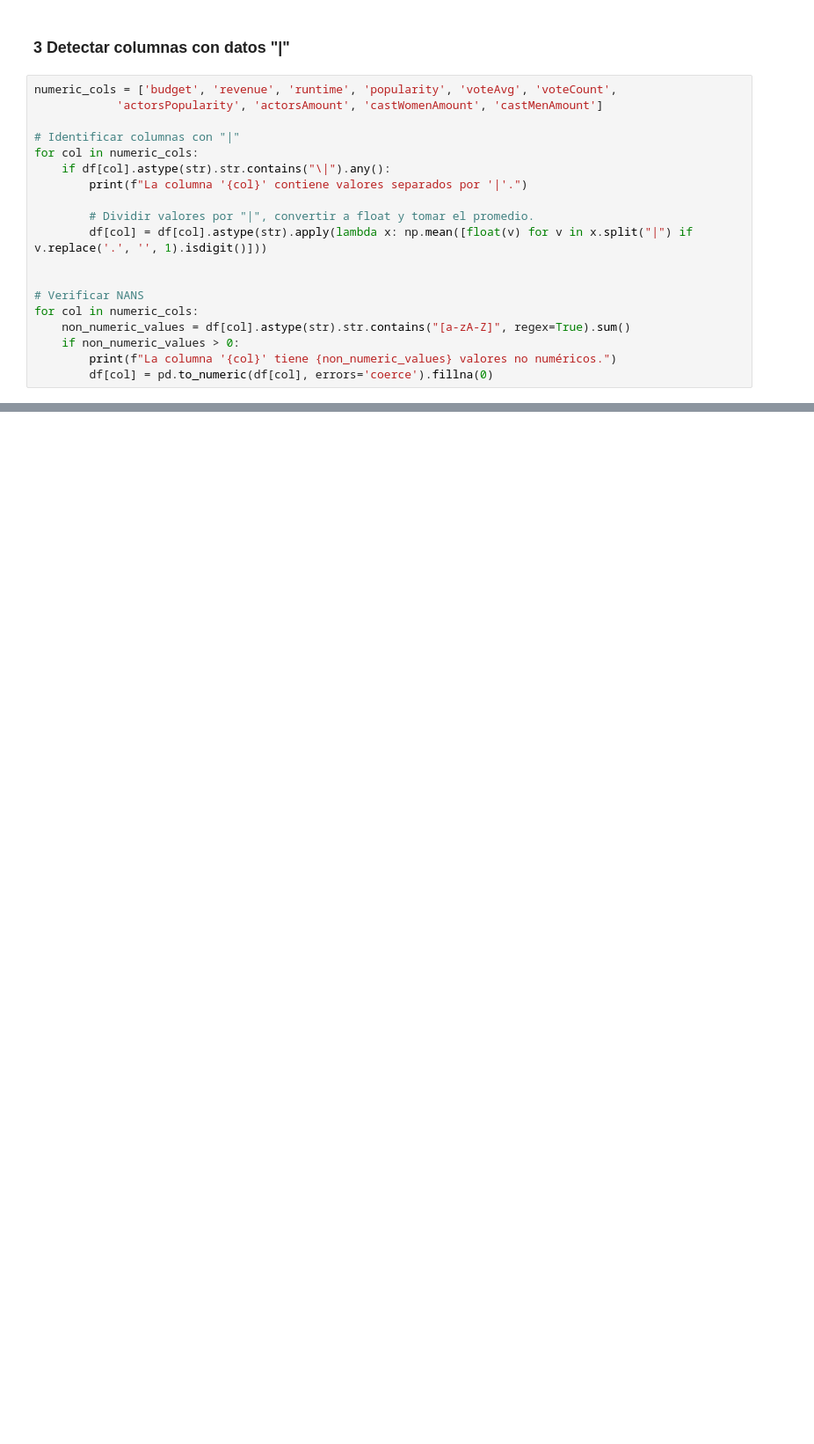
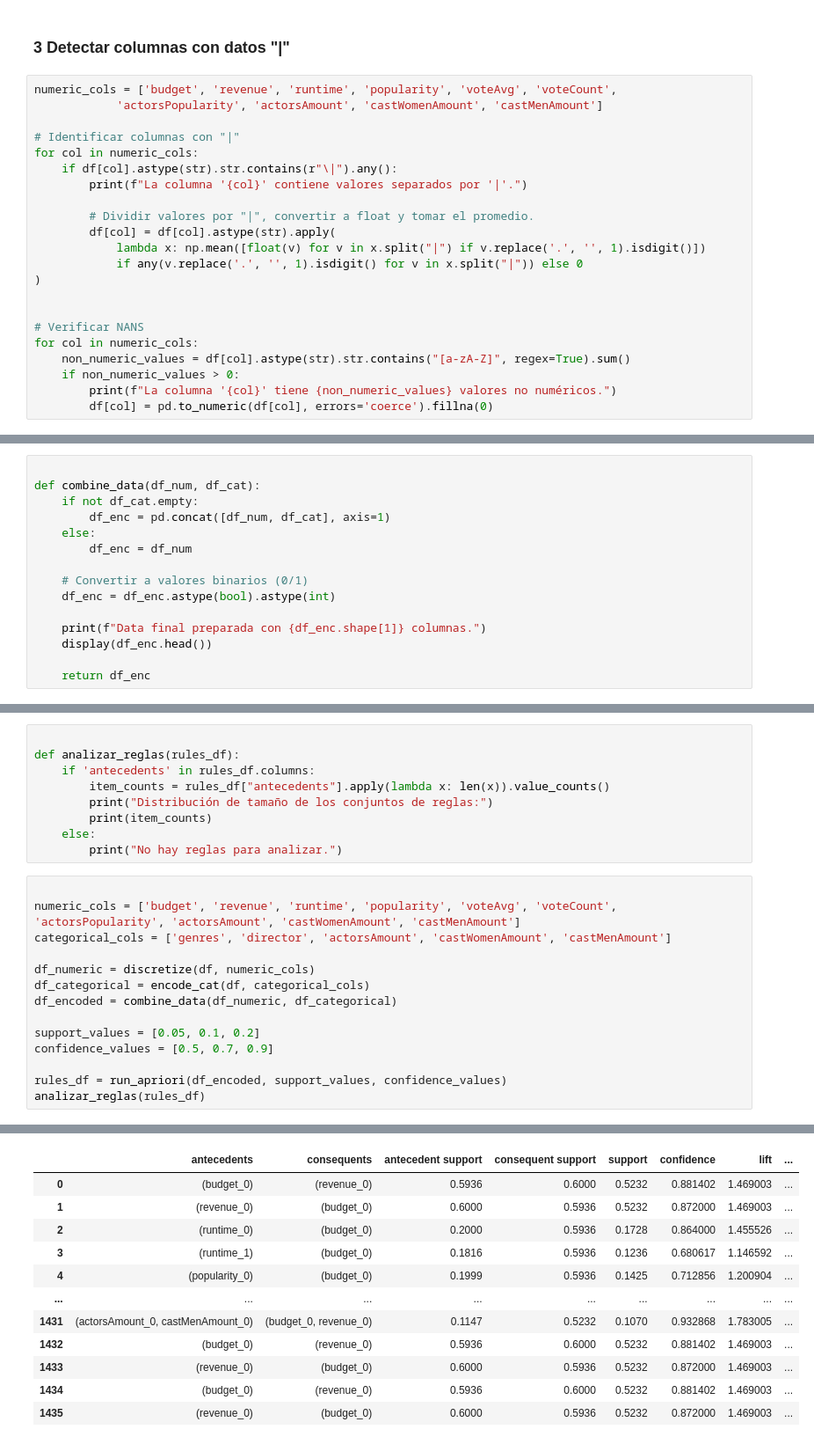
Before and after one commit to Czar272/HT2-DM, a Jupyter notebook: Apriori.ipynb, the cells around one changed output, grey strips where cells are left out. Shown at 88% size. Saved outputs shown, nothing was run; the diff lists cells and outputs as text; blank space fills up the shorter version.

Commit message:
feat: completed apriori, could be improved

```diff
--- a/Apriori.ipynb
+++ b/Apriori.ipynb
@@ -52,11 +52,14 @@ numeric_cols = ['budget', 'revenue', 'runtime', 'popularity', 'voteAvg', 'voteCo
 
 # Identificar columnas con "|"
 for col in numeric_cols:
-    if df[col].astype(str).str.contains("\|").any():
+    if df[col].astype(str).str.contains(r"\|").any():
         print(f"La columna '{col}' contiene valores separados por '|'.")
 
         # Dividir valores por "|", convertir a float y tomar el promedio.
-        df[col] = df[col].astype(str).apply(lambda x: np.mean([float(v) for v in x.split("|") if v.replace('.', '', 1).isdigit()]))
+        df[col] = df[col].astype(str).apply(
+            lambda x: np.mean([float(v) for v in x.split("|") if v.replace('.', '', 1).isdigit()])
+            if any(v.replace('.', '', 1).isdigit() for v in x.split("|")) else 0
+)
 
 
 # Verificar NANS
@@ -71,0 +105,15 @@ La columna 'castMenAmount' tiene 162 valores no numéricos.
+# %%
+
+def combine_data(df_num, df_cat):
+    if not df_cat.empty:
+        df_enc = pd.concat([df_num, df_cat], axis=1)
+    else:
+        df_enc = df_num
+
+    # Convertir a valores binarios (0/1)
+    df_enc = df_enc.astype(bool).astype(int)
+
+    print(f"Data final preparada con {df_enc.shape[1]} columnas.")
+    display(df_enc.head())
+
+    return df_enc
@@ -71,0 +150,24 @@ La columna 'castMenAmount' tiene 162 valores no numéricos.
+# %%
+
+def analizar_reglas(rules_df):
+    if 'antecedents' in rules_df.columns:
+        item_counts = rules_df["antecedents"].apply(lambda x: len(x)).value_counts()
+        print("Distribución de tamaño de los conjuntos de reglas:")
+        print(item_counts)
+    else:
+        print("No hay reglas para analizar.")
+# %%
+
+numeric_cols = ['budget', 'revenue', 'runtime', 'popularity', 'voteAvg', 'voteCount', 'actorsPopularity', 'actorsAmount', 'castWomenAmount', 'castMenAmount']
+categorical_cols = ['genres', 'director', 'actorsAmount', 'castWomenAmount', 'castMenAmount']
+
+df_numeric = discretize(df, numeric_cols)
+df_categorical = encode_cat(df, categorical_cols)
+df_encoded = combine_data(df_numeric, df_categorical)
+
+support_values = [0.05, 0.1, 0.2]
+confidence_values = [0.5, 0.7, 0.9]
+
+rules_df = run_apriori(df_encoded, support_values, confidence_values)
+analizar_reglas(rules_df)
+# %% [output]
@@ -71,0 +199,12 @@ La columna 'castMenAmount' tiene 162 valores no numéricos.
+|  | antecedents | consequents | antecedent support | consequent support | support | confidence | lift | ... |
+| 0 | (budget_0) | (revenue_0) | 0.5936 | 0.6000 | 0.5232 | 0.881402 | 1.469003 | ... |
+| 1 | (revenue_0) | (budget_0) | 0.6000 | 0.5936 | 0.5232 | 0.872000 | 1.469003 | ... |
+| 2 | (runtime_0) | (budget_0) | 0.2000 | 0.5936 | 0.1728 | 0.864000 | 1.455526 | ... |
+| 3 | (runtime_1) | (budget_0) | 0.1816 | 0.5936 | 0.1236 | 0.680617 | 1.146592 | ... |
+| 4 | (popularity_0) | (budget_0) | 0.1999 | 0.5936 | 0.1425 | 0.712856 | 1.200904 | ... |
+| ... | ... | ... | ... | ... | ... | ... | ... | ... |
+| 1431 | (actorsAmount_0, castMenAmount_0) | (budget_0, revenue_0) | 0.1147 | 0.5232 | 0.1070 | 0.932868 | 1.783005 | ... |
+| 1432 | (budget_0) | (revenue_0) | 0.5936 | 0.6000 | 0.5232 | 0.881402 | 1.469003 | ... |
+| 1433 | (revenue_0) | (budget_0) | 0.6000 | 0.5936 | 0.5232 | 0.872000 | 1.469003 | ... |
+| 1434 | (budget_0) | (revenue_0) | 0.5936 | 0.6000 | 0.5232 | 0.881402 | 1.469003 | ... |
+| 1435 | (revenue_0) | (budget_0) | 0.6000 | 0.5936 | 0.5232 | 0.872000 | 1.469003 | ... |
```
Also changed, not shown: parts of 6 cells of this notebook.
